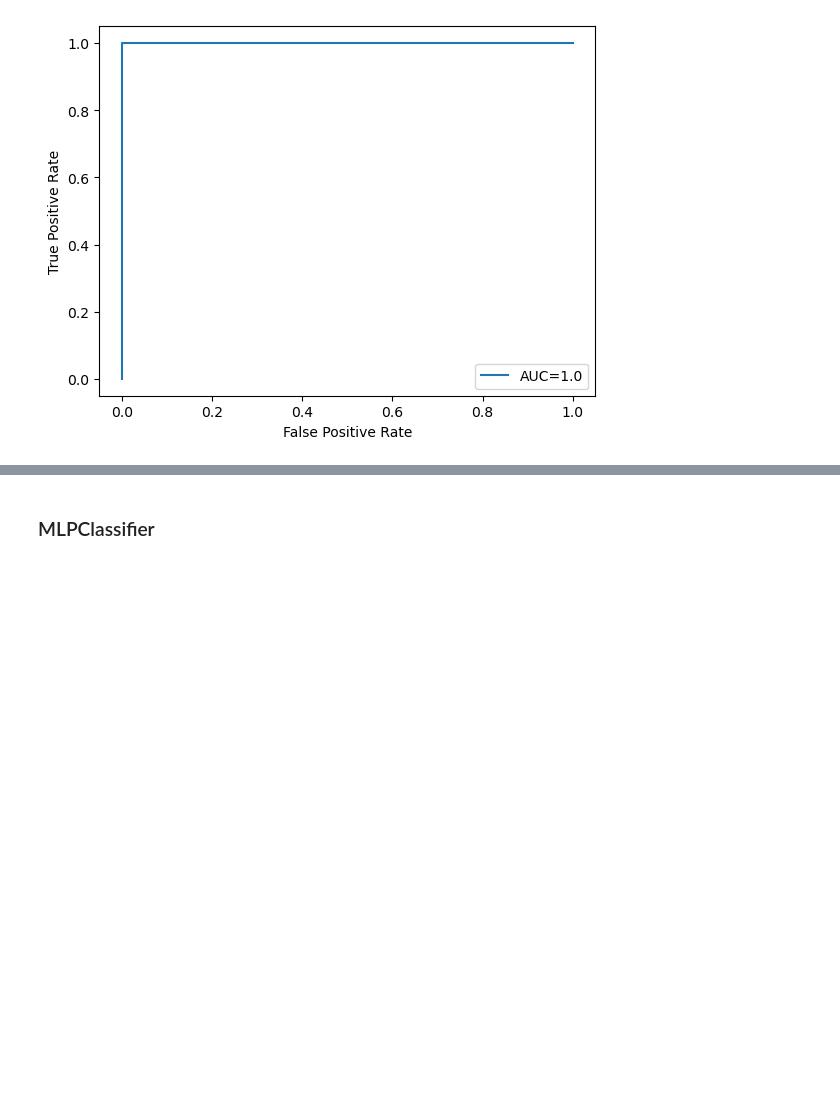
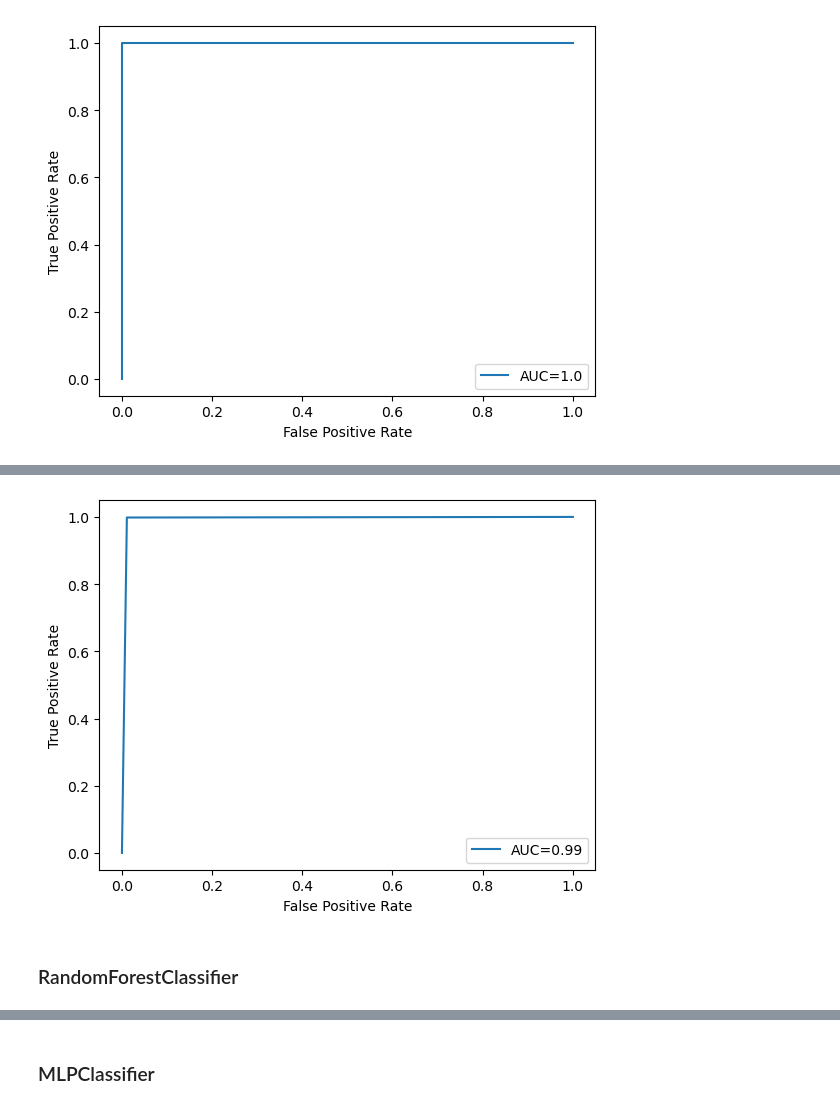
Before and after one commit to ThiagoOliveira001/learningIA, a Jupyter notebook: IA2A2/DESAFIO4/Lotofacil.ipynb, the cells around one changed output, grey strips where cells are left out. Drawn from its saved outputs; the diff is of its cells as text; code cells hidden in the pictures; blank space fills up the shorter version.

```diff
--- a/IA2A2/DESAFIO4/Lotofacil.ipynb
+++ b/IA2A2/DESAFIO4/Lotofacil.ipynb
@@ -509,0 +550,6 @@ plot_roc_curve(y_test, y_pred)
+# %%
+plot_roc_curve(y_test, y_pred)
+# %% [output]
+[figure, added]
+# %% [markdown]
+### RandomForestClassifier
```
Also changed, not shown: parts of 31 cells of this notebook, 1 other file.
